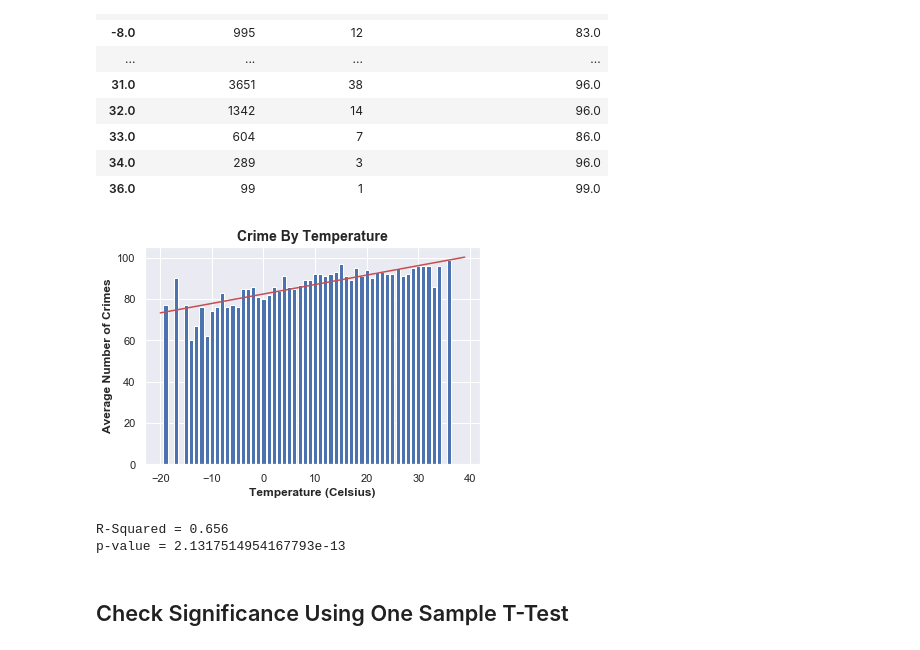
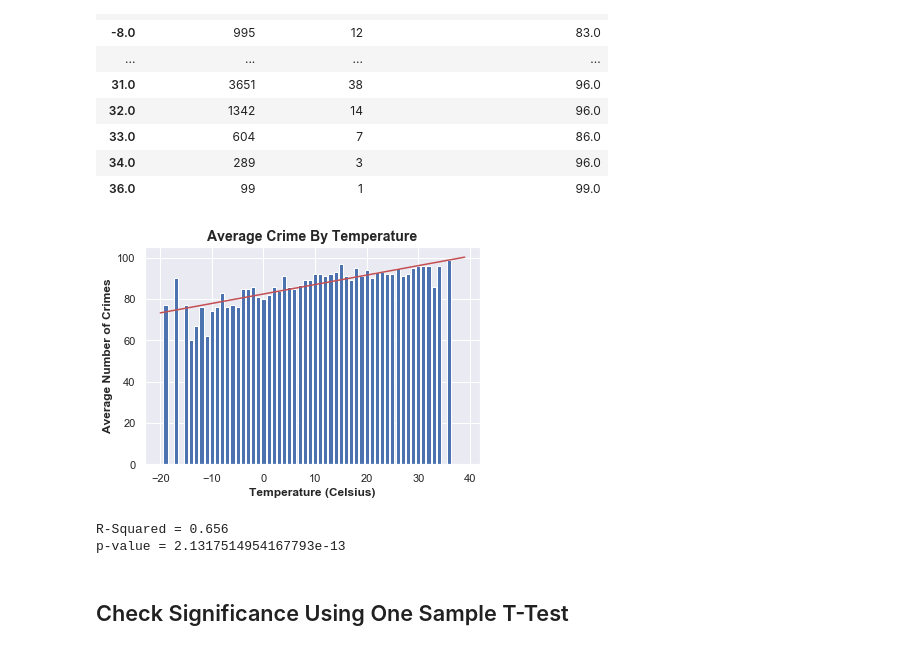
Before and after one commit to minnawoo/Whether-Weather-Drives-Crime, a Jupyter notebook: Whether Weather Drives Crime.ipynb, the cells around one changed output. Cells and saved outputs as stored; diff of their text form; code cells hidden in the pictures.

```diff
--- a/Whether Weather Drives Crime.ipynb
+++ b/Whether Weather Drives Crime.ipynb
@@ -370,23 +376,24 @@ num_crimes_in_temp_bins_df
 | 36.0 | 99 | 1 | 99.0 |
 # %%
 # Plot bar graph of average number of crimes committed at each temperature
-plt.title('Crime By Temperature', fontweight = 'bold', fontsize = 14)
+plt.title('Average Crime By Temperature', fontweight = 'bold', fontsize = 14)
 plt.xlabel('Temperature (Celsius)', fontweight = 'bold')
 plt.ylabel('Average Number of Crimes', fontweight = 'bold')
 plt.bar(num_crimes_in_temp_bins_df.index, num_crimes_in_temp_bins_df['Average Number of Crimes Committed'])
 
 # Plot line of best fit
 slope, intercept, rvalue, pvalue, _ = stats.linregress(num_crimes_in_temp_bins_df.index, num_crimes_in_temp_bins_df['Average Number of Crimes Committed'])
 x = np.arange(-20, 40)
 y = slope*x + intercept
 plt.plot(x, y, color = 'r')
+plt.savefig('Average Crime By Temperature.png', dpi = 199)
 plt.show()
 
 # Print R-Squared
 print(f"R-Squared = {round(rvalue**2,3)}")
 print(f"p-value = {pvalue}")
 # %% [output]
-[figure, old version]
+[figure, new version]
 R-Squared = 0.656
 p-value = 2.1317514954167793e-13
 # %% [markdown]
```
Also changed, not shown: parts of 17 cells of this notebook, 5 other files.
